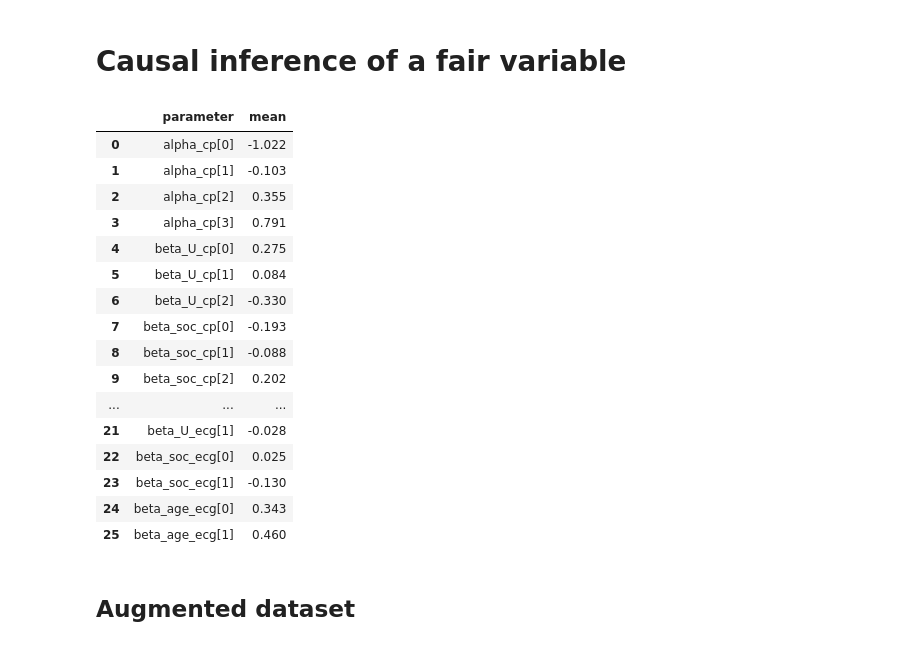
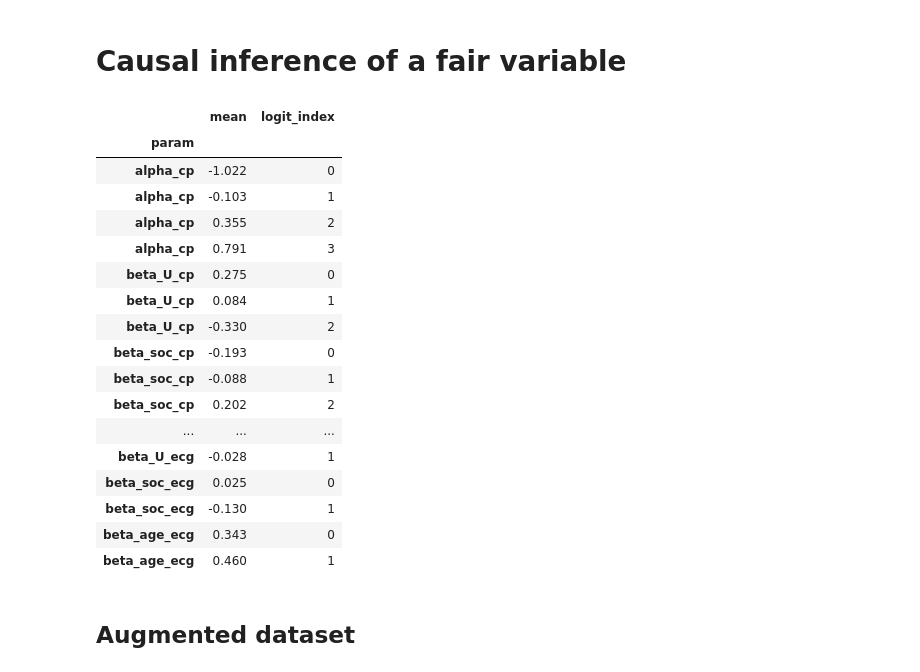
Before and after one commit to LuSyo/Health-ML-Bias-Experiments, a Jupyter notebook: notebooks/02_CAD_counterfactual_fairness.ipynb, the cells around one changed output. Saved outputs shown, nothing was run; the diff lists cells and outputs as text; code cells hidden in the pictures.

Commit message:
Format causal model params

```diff
--- a/notebooks/02_CAD_counterfactual_fairness.ipynb
+++ b/notebooks/02_CAD_counterfactual_fairness.ipynb
@@ -303,34 +303,37 @@ print('Posterior samples saved')
 # %%
 import arviz as az
 
 posterior = az.from_netcdf(f'{PROJECT_ROOT}/counterfactual-fairness/results/causal_model_posterior.nc')
 
 # extract the causal model parameters we will use to compute the counterfactuals
 cf_params = az.summary(posterior, var_names=['alpha_cp','beta_U_cp','beta_soc_cp','beta_age_cp',
                                            'alpha_ang','beta_U_ang','beta_soc_ang','beta_age_ang',
                                            'alpha_ecg','beta_U_ecg','beta_soc_ecg','beta_age_ecg'])\
-                                           .reset_index(names='parameter')[['parameter','mean']]
+                                           .reset_index(names='raw_param')[['raw_param','mean']]
 cf_params
-# alpha_cp = cf_params[['alpha_cp[0]','alpha_cp[1]','alpha_cp[2]','alpha_cp[3]']]
-# print(alpha_cp)
+cf_params['param'] = cf_params['raw_param'].str.split('[').str[0]
+cf_params['logit_index'] = cf_params['raw_param'].str.split('[').str[1].str[0]
+cf_params.drop('raw_param', axis=1, inplace=True)
+cf_params.set_index('param', inplace=True)
 # %% [output]
-|  | parameter | mean |
-| 0 | alpha_cp[0] | -1.022 |
-| 1 | alpha_cp[1] | -0.103 |
-| 2 | alpha_cp[2] | 0.355 |
-| 3 | alpha_cp[3] | 0.791 |
-| 4 | beta_U_cp[0] | 0.275 |
-| 5 | beta_U_cp[1] | 0.084 |
-| 6 | beta_U_cp[2] | -0.330 |
-| 7 | beta_soc_cp[0] | -0.193 |
-| 8 | beta_soc_cp[1] | -0.088 |
-| 9 | beta_soc_cp[2] | 0.202 |
+|  | mean | logit_index |
+| param |  |  |
+| alpha_cp | -1.022 | 0 |
+| alpha_cp | -0.103 | 1 |
+| alpha_cp | 0.355 | 2 |
+| alpha_cp | 0.791 | 3 |
+| beta_U_cp | 0.275 | 0 |
+| beta_U_cp | 0.084 | 1 |
+| beta_U_cp | -0.330 | 2 |
+| beta_soc_cp | -0.193 | 0 |
+| beta_soc_cp | -0.088 | 1 |
+| beta_soc_cp | 0.202 | 2 |
 | ... | ... | ... |
-| 21 | beta_U_ecg[1] | -0.028 |
-| 22 | beta_soc_ecg[0] | 0.025 |
-| 23 | beta_soc_ecg[1] | -0.130 |
-| 24 | beta_age_ecg[0] | 0.343 |
-| 25 | beta_age_ecg[1] | 0.460 |
+| beta_U_ecg | -0.028 | 1 |
+| beta_soc_ecg | 0.025 | 0 |
+| beta_soc_ecg | -0.130 | 1 |
+| beta_age_ecg | 0.343 | 0 |
+| beta_age_ecg | 0.460 | 1 |
 # %% [markdown]
 ## Augmented dataset
 # %%
```
